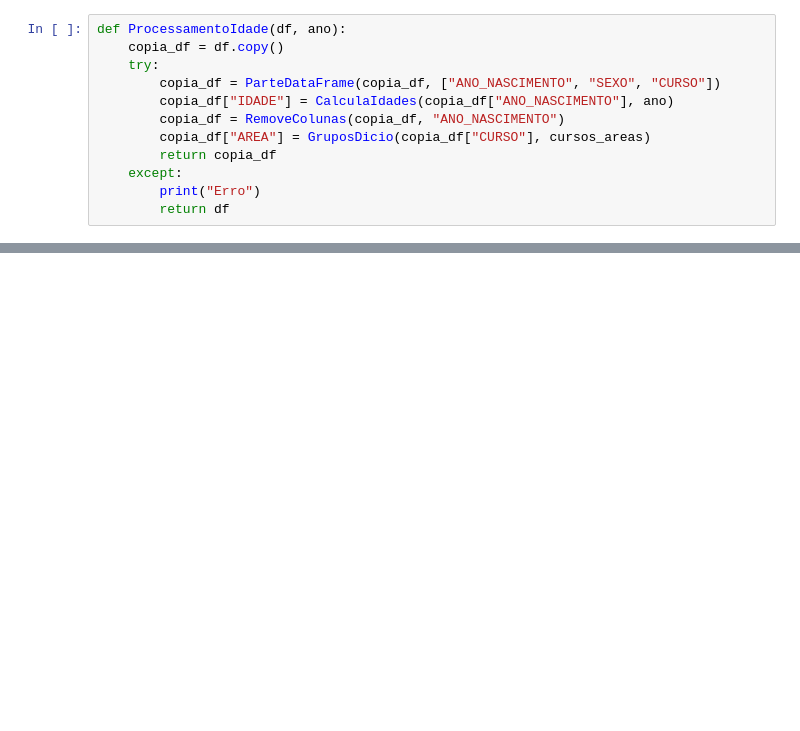
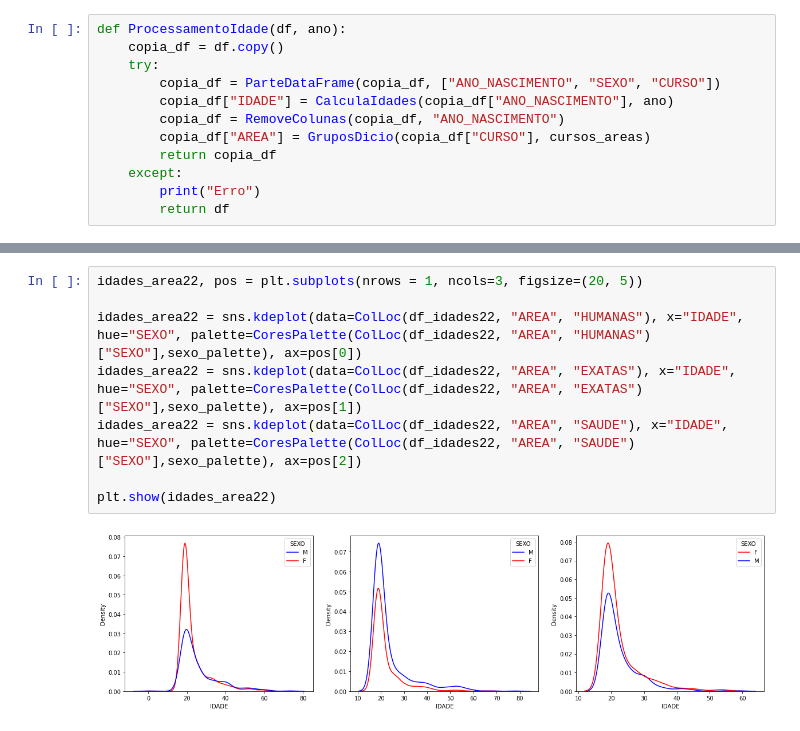
Before and after one commit to Cafeko/UFPE_Projeto_IP, a Jupyter notebook: Idade_dados.ipynb, the cells around one changed output, grey strips where cells are left out. Saved outputs shown, nothing was run; the diff lists cells and outputs as text; blank space fills up the shorter version.

```diff
--- a/Idade_dados.ipynb
+++ b/Idade_dados.ipynb
@@ -34,0 +64,10 @@ plt.show(grafico_idade2)
+# %%
+idades_area22, pos = plt.subplots(nrows = 1, ncols=3, figsize=(20, 5))
+
+idades_area22 = sns.kdeplot(data=ColLoc(df_idades22, "AREA", "HUMANAS"), x="IDADE", hue="SEXO", palette=CoresPalette(ColLoc(df_idades22, "AREA", "HUMANAS")["SEXO"],sexo_palette), ax=pos[0])
+idades_area22 = sns.kdeplot(data=ColLoc(df_idades22, "AREA", "EXATAS"), x="IDADE", hue="SEXO", palette=CoresPalette(ColLoc(df_idades22, "AREA", "EXATAS")["SEXO"],sexo_palette), ax=pos[1])
+idades_area22 = sns.kdeplot(data=ColLoc(df_idades22, "AREA", "SAUDE"), x="IDADE", hue="SEXO", palette=CoresPalette(ColLoc(df_idades22, "AREA", "SAUDE")["SEXO"],sexo_palette), ax=pos[2])
+
+plt.show(idades_area22)
+# %% [output]
+[figure, added]
```
Also changed, not shown: parts of 13 cells of this notebook, 1 other file.
